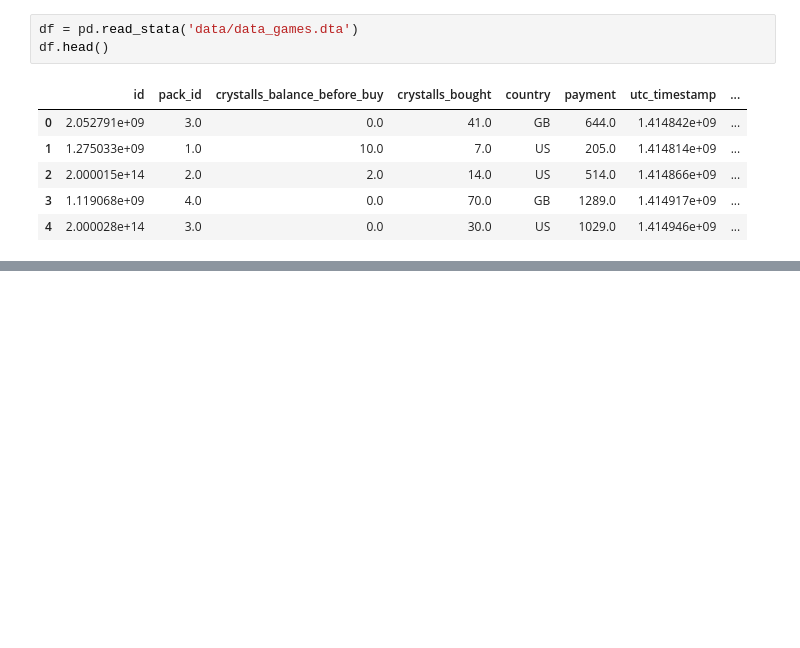
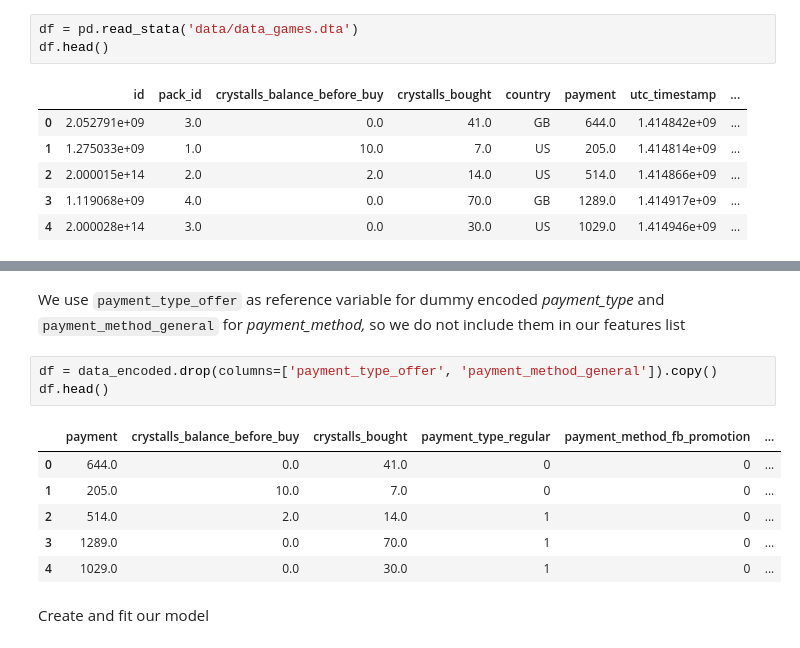
Before and after one commit to Mist3r-R/da-hse-sse-2020, a Jupyter notebook: 29.02_Rogovets.ipynb, the cells around one changed output, grey strips where cells are left out. Drawn from its saved outputs; the diff is of its cells as text; blank space fills up the shorter version.

```diff
--- a/29.02_Rogovets.ipynb
+++ b/29.02_Rogovets.ipynb
@@ -40,0 +93,14 @@ df.head()
+# %% [markdown]
+We use <code>payment_type_offer</code> as reference variable for dummy encoded _payment_type_ and <code>payment_method_general</code> for _payment_method,_ so we do not include them in our features list
+# %%
+df = data_encoded.drop(columns=['payment_type_offer', 'payment_method_general']).copy()
+df.head()
+# %% [output]
+|  | payment | crystalls_balance_before_buy | crystalls_bought | payment_type_regular | payment_method_fb_promotion | ... |
+| 0 | 644.0 | 0.0 | 41.0 | 0 | 0 | ... |
+| 1 | 205.0 | 10.0 | 7.0 | 0 | 0 | ... |
+| 2 | 514.0 | 2.0 | 14.0 | 1 | 0 | ... |
+| 3 | 1289.0 | 0.0 | 70.0 | 1 | 0 | ... |
+| 4 | 1029.0 | 0.0 | 30.0 | 1 | 0 | ... |
+# %% [markdown]
+Create and fit our model
```
Also changed, not shown: parts of 24 cells of this notebook.
